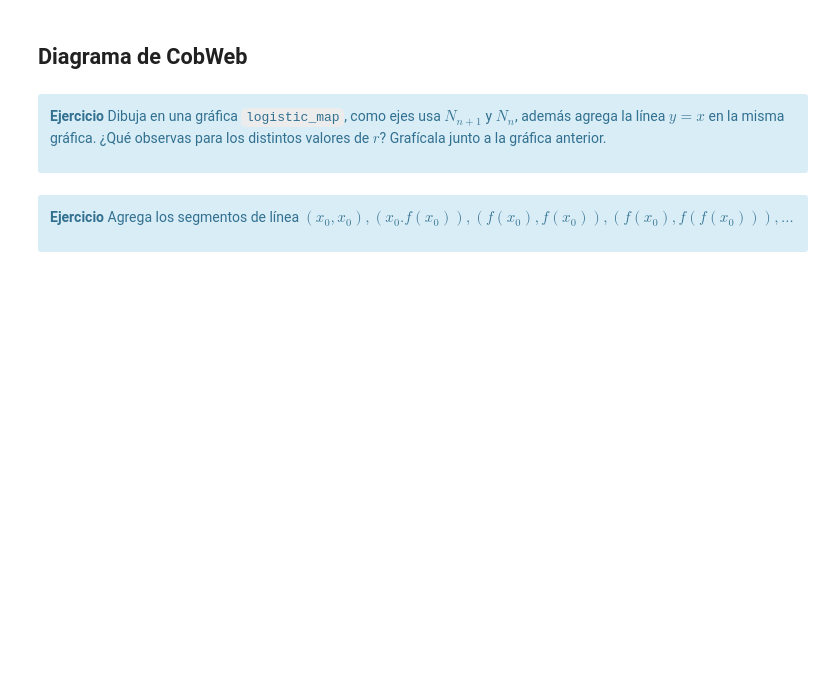
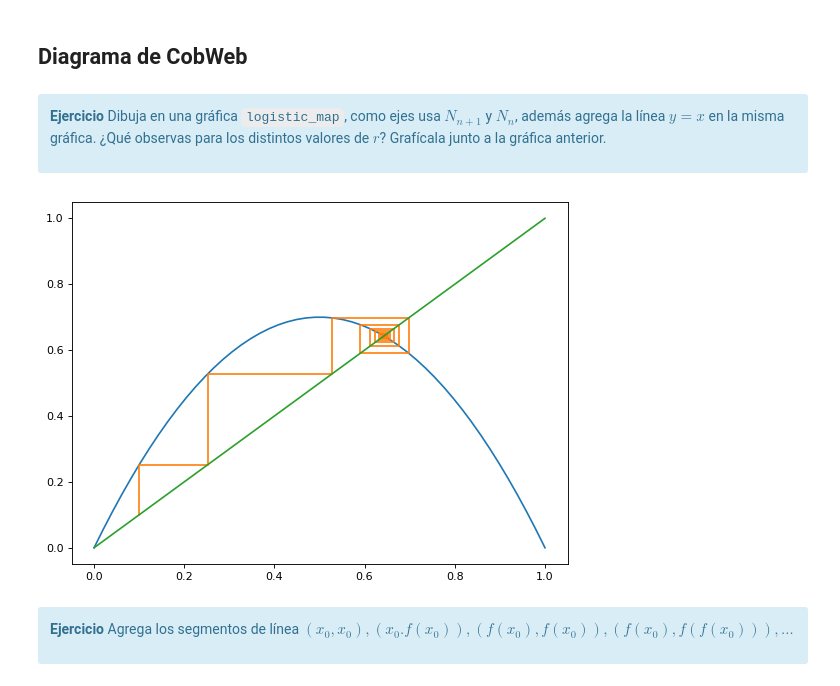
Before and after one commit to Skalas/Matematicas-computacionales-fall2020, a Jupyter notebook: alumnos/RicardoMendezB/Clases/12nov_Caos.ipynb, the cells around one changed output. Cells and saved outputs as stored; diff of their text form; code cells hidden in the pictures; blank space fills up the shorter version.

```diff
--- a/alumnos/RicardoMendezB/Clases/12nov_Caos.ipynb
+++ b/alumnos/RicardoMendezB/Clases/12nov_Caos.ipynb
@@ -288,3 +290,26 @@ for i in [0.8,1.2,2.8,3.2]:
+# %%
+from matplotlib import pyplot as plt
+
+def plotLogisticMap3(g,n,x,r):
+    y = [x]
+    v1=[]
+    v2=[]
+    for i in range(n):
+        y.append(iterar(g,x, i+1,r))
+        v1.append(y[i])
+        v2.append(y[i])
+        v1.append(y[i])
+        v2.append(y[i+1])
+
+    plt.figure(figsize = (8,6), dpi = 80)
+    x=np.linspace(0,1,50)
+    plt.plot(x,g(x,r))
+    plt.plot(v1,v2)
+    plt.plot(x,x)
+# %%
+plotLogisticMap3(logistic_map, 30 ,.1 ,2.8)
+# %% [output]
+[figure, added]
 # %% [markdown]
 <div class="alert alert-info">
 
```
Also changed, not shown: parts of 1 cell of this notebook, 5 other files.
